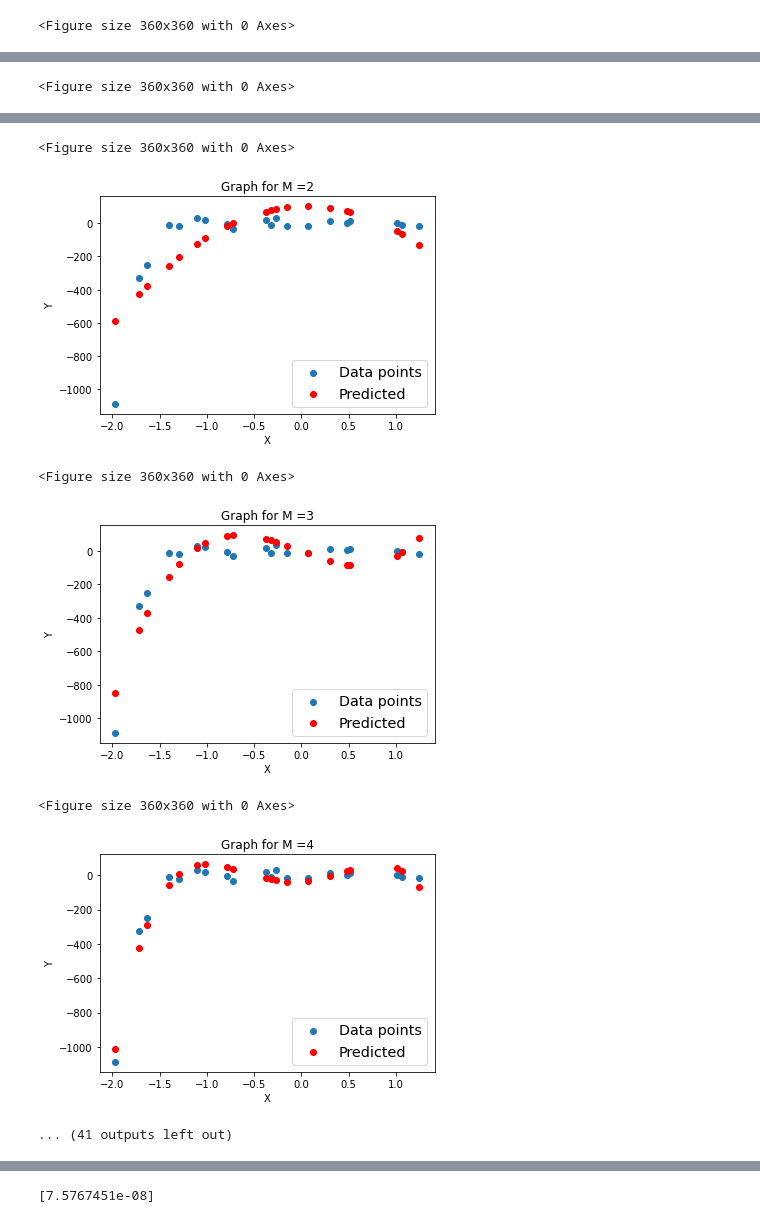
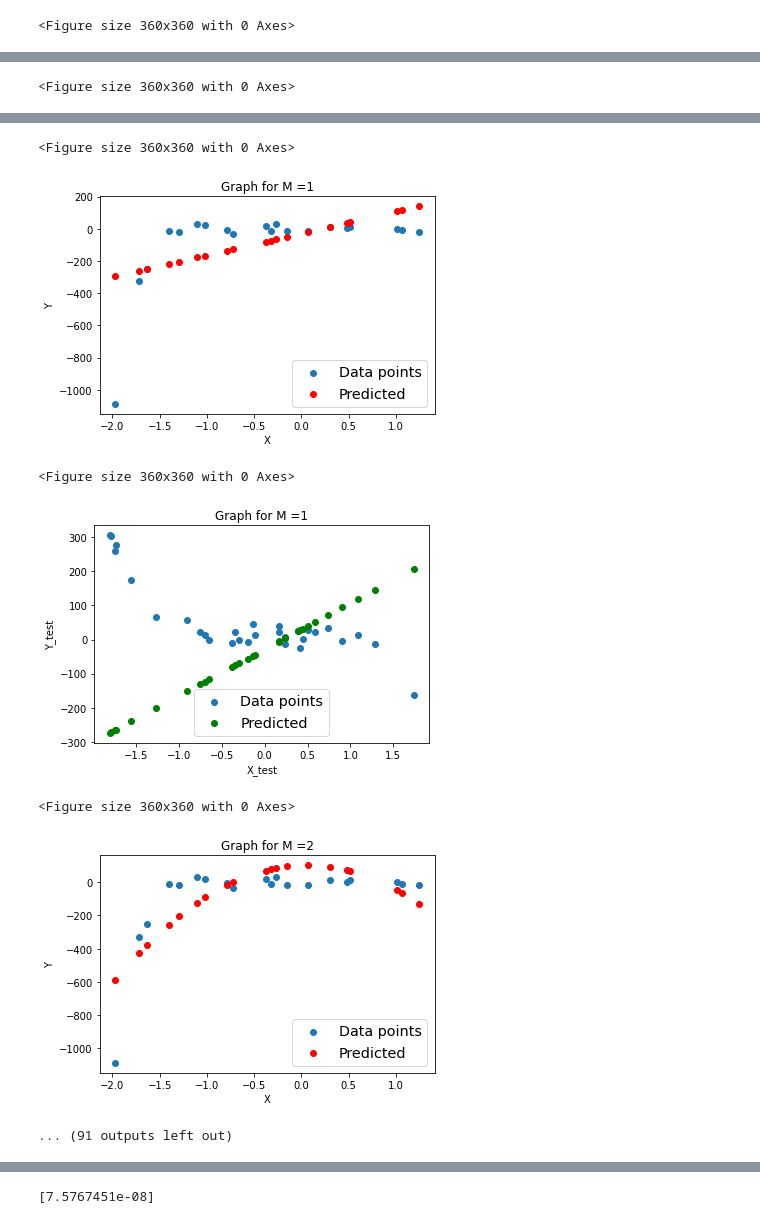
Before and after one commit to KAJURAMBO/Assignment1_linear-polyregression_intro-to-ml_ell784, a Jupyter notebook: 2021AMA2090_1A.ipynb, the cells around one changed output, grey strips where cells are left out. Drawn from its saved outputs; the diff is of its cells as text; code cells hidden in the pictures.

```diff
--- a/2021AMA2090_1A.ipynb
+++ b/2021AMA2090_1A.ipynb
@@ -4,6 +4,7 @@ import pandas as pd
 import matplotlib.pyplot as plt
 from sklearn.linear_model import LinearRegression
 from sklearn.preprocessing import PolynomialFeatures
+from sklearn.metrics import r2_score
 from sklearn.metrics import mean_squared_error
 from scipy.optimize import approx_fprime as gradient
 import math
@@ -36,6 +37,7 @@ y_test = test_Y.values.reshape(-1,1) ## 30X1
 
 M=25 ## Just Change this M value to iterate for more higher polynomial
 Mean_square_error=[]
+Mean_square_error_test=[]
 design_matrix_20=[]
 Coefficeint_20=[]
 optimal_weights=[]
@@ -49,20 +51,47 @@ for i in range(M):
         y_predicted = polynomial_reg_model_20.predict(X_poly)
 
 
+        ##Testing on test data
+        X_poly_test = polynomial_features.fit_transform(x_test)
+        y_predicted_test = polynomial_reg_model_20.predict(X_poly_test)
+
+
         plt.figure(figsize=(5,5))
         fig, ax = plt.subplots()
         plt.title(f"Graph for M ={i}")
         plt.scatter(X_20,Y_20,label='Data points')
         plt.xlabel("X")
         plt.ylabel("Y")
-
         plt.scatter(X_20,y_predicted,label='Predicted',c="red")
         legend = ax.legend(loc='best', fontsize='x-large')
         plt.show
+
+
+        plt.figure(figsize=(5,5))
+        fig, ax = plt.subplots()
+        plt.title(f"Graph for M ={i}")
+        plt.scatter(x_test,y_test,label='Data points')
+        plt.xlabel("X_test")
+        plt.ylabel("Y_test")
+        plt.scatter(x_test,y_predicted_test,label='Predicted',c="green")
+        legend = ax.legend(loc='best', fontsize='x-large')
+        plt.show
+
+
         MSE = mean_squared_error(Y_20, y_predicted)
         RMSE = math.sqrt(MSE)
         Mean_square_error.append(RMSE)
         print(f"Root Mean Square Error for M={i}:{RMSE}")
+
+
+
+
+        MSE_test = mean_squared_error(y_test, y_predicted_test)
+        RMSE_test = math.sqrt(MSE_test)
+        Mean_square_error_test.append(RMSE_test)
+        print(f"Root Mean Square Error for test data for M={i}:{RMSE_test}")
+        # R2_score=r2_score(Y_20, y_predicted)
+        # print(f"R2 Score for M={i}:{R2_score}")
 
         #Optimisation(analystical_penrose_mooresir)
         design_matrix=X_poly
@@ -78,6 +107,7 @@ for i in range(M):
 Iterations_M= (np.linspace(1,M,num=M,dtype="int"))
 fig, ax = plt.subplots(figsize=(12,5))
 plt.plot(Iterations_M, Mean_square_error, 'green',label='Fewer data=20')
+
 plt.title("Error vs M")
 plt.xlabel('Iterations_M')
 plt.ylabel('RMSE')
@@ -118,7 +154,7 @@ Root Mean Square Error for M=24:0.0002752588799809507
 <Figure size 360x360 with 0 Axes>
-[figure, old version]
+[figure, new version]
 <Figure size 360x360 with 0 Axes>
-[figure, old version]
+[figure, new version]
 <Figure size 360x360 with 0 Axes>
-[figure, old version]
+[figure, new version]
-... (41 outputs left out)
+... (91 outputs left out)
```
Also changed, not shown: parts of 4 cells of this notebook, 2 other files.
